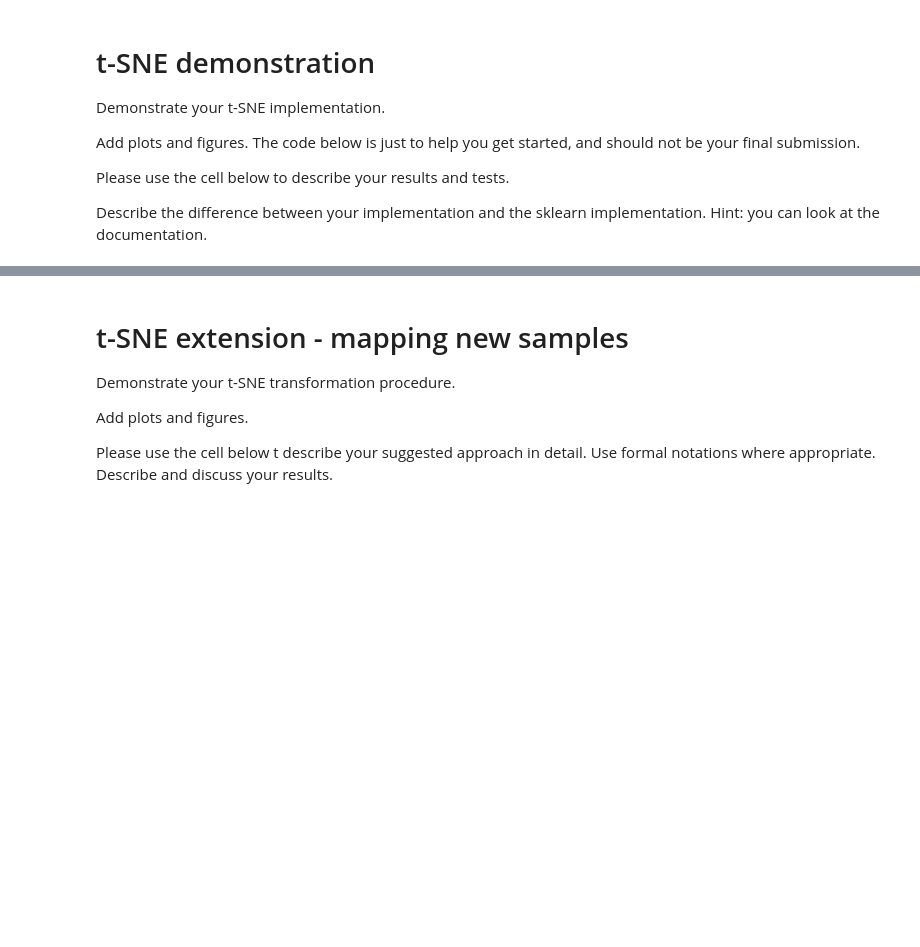
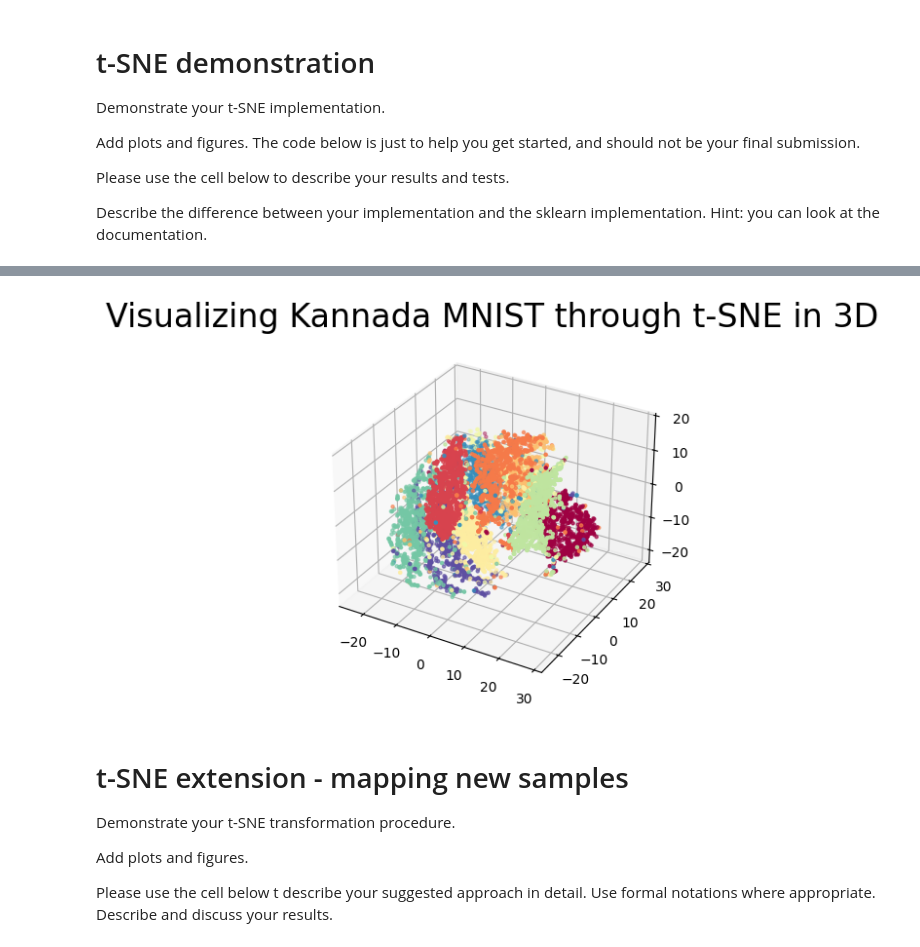
Before and after one commit to stavco9/advancedml-exc1, a Jupyter notebook: 3945_2025A_HW1_t-SNE.ipynb, the cells around one changed output, grey strips where cells are left out. Cells and saved outputs as stored; diff of their text form; code cells hidden in the pictures; blank space fills up the shorter version.

```diff
--- a/3945_2025A_HW1_t-SNE.ipynb
+++ b/3945_2025A_HW1_t-SNE.ipynb
@@ -205,3 +217,16 @@ plt.show()
+# %%
+# Run sklearn t-SNE
+sk_tsne_3d = TSNE(n_components=3, init='random', perplexity=N/10)
+sk_Y_3d = sk_tsne_3d.fit_transform(X_train_normalized_opt2)
+
+fig = plt.figure()
+ax = fig.add_subplot(111, projection='3d')
+
+ax.scatter(sk_Y_3d[:, 0], sk_Y_3d[:, 1],sk_Y_3d[:,2], s= 5, c=label_train, cmap='Spectral')
+plt.title('Visualizing Kannada MNIST through t-SNE in 3D', fontsize=24);
+plt.show()
+# %% [output]
+[figure, added]
 # %% [markdown]
 # t-SNE extension - mapping new samples
 Demonstrate your t-SNE transformation procedure.
```
Also changed, not shown: parts of 3 cells of this notebook, 1 other file.
